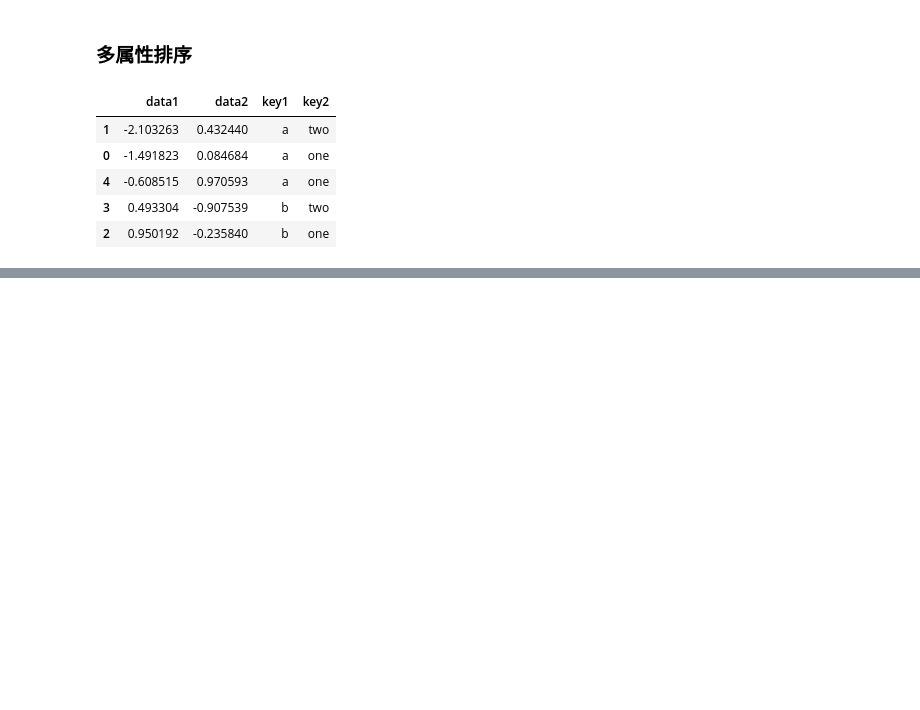
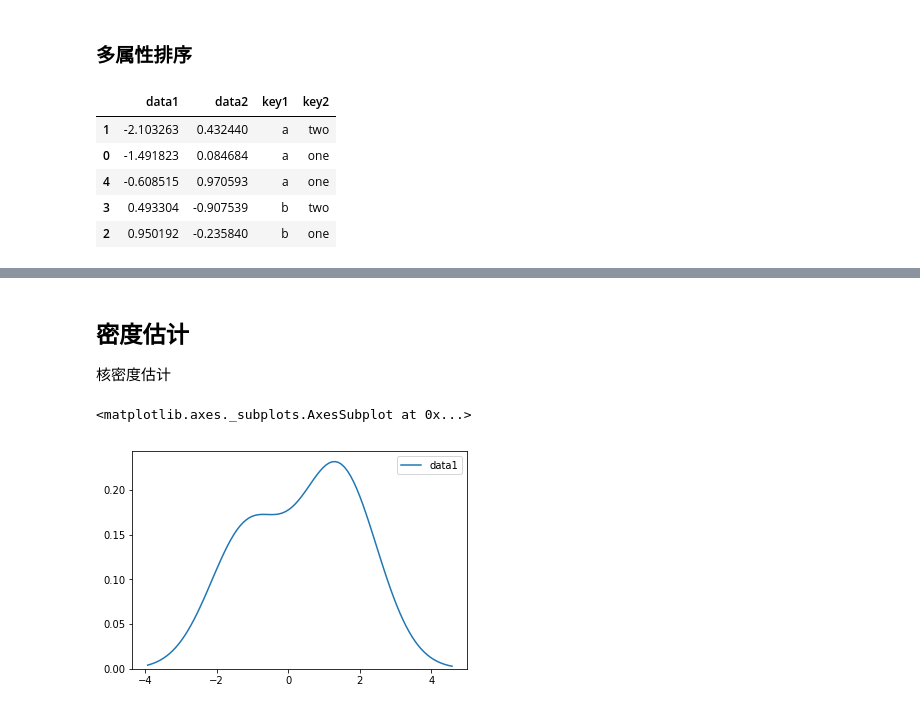
Before and after one commit to appke/Los-House-Prices, a Jupyter notebook: 02.Pandas操作快查表.ipynb, the cells around one changed output, grey strips where cells are left out. Drawn from its saved outputs; the diff is of its cells as text; code cells hidden in the pictures; blank space fills up the shorter version.

```diff
--- a/02.Pandas操作快查表.ipynb
+++ b/02.Pandas操作快查表.ipynb
@@ -287,0 +388,3 @@ df2.sort_values(by=['key2'], ascending=False) # 整张表按某1列的数值进
+# %%
+df2.at[1,'data1']=2
+df2
@@ -287,0 +400,3 @@ df2.sort_values(by=['key2'], ascending=False) # 整张表按某1列的数值进
+# %%
+df2.iat[1,1] = -2.0
+df2
@@ -287,0 +416,3 @@ df2.sort_values(by=['key2'], ascending=False) # 整张表按某1列的数值进
+# %%
+df3=df2.append({'data1':1.2,'data2':1.4,'key1':'b','key2':'two'},ignore_index=True)
+df3
@@ -287,0 +521,4 @@ df2.sort_values(by=['key2'], ascending=False) # 整张表按某1列的数值进
+# %% [markdown]
+## 密度估计
+
+核密度估计
@@ -287,0 +527,5 @@ df2.sort_values(by=['key2'], ascending=False) # 整张表按某1列的数值进
+# %%
+sns.kdeplot(df2['data1'])
+# %% [output]
+<matplotlib.axes._subplots.AxesSubplot at 0x...>
+[figure, added]
```
Also changed, not shown: parts of 71 cells of this notebook.
